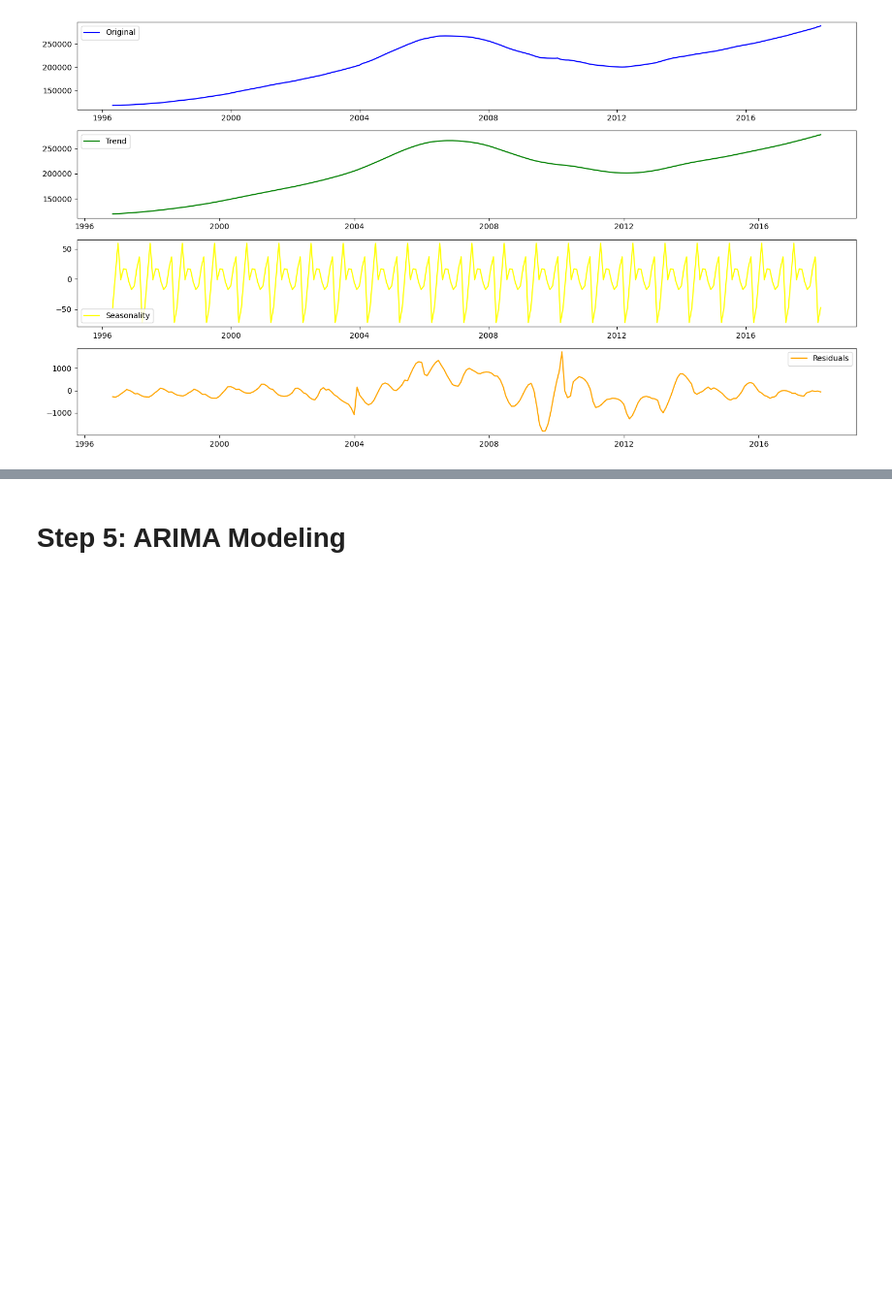
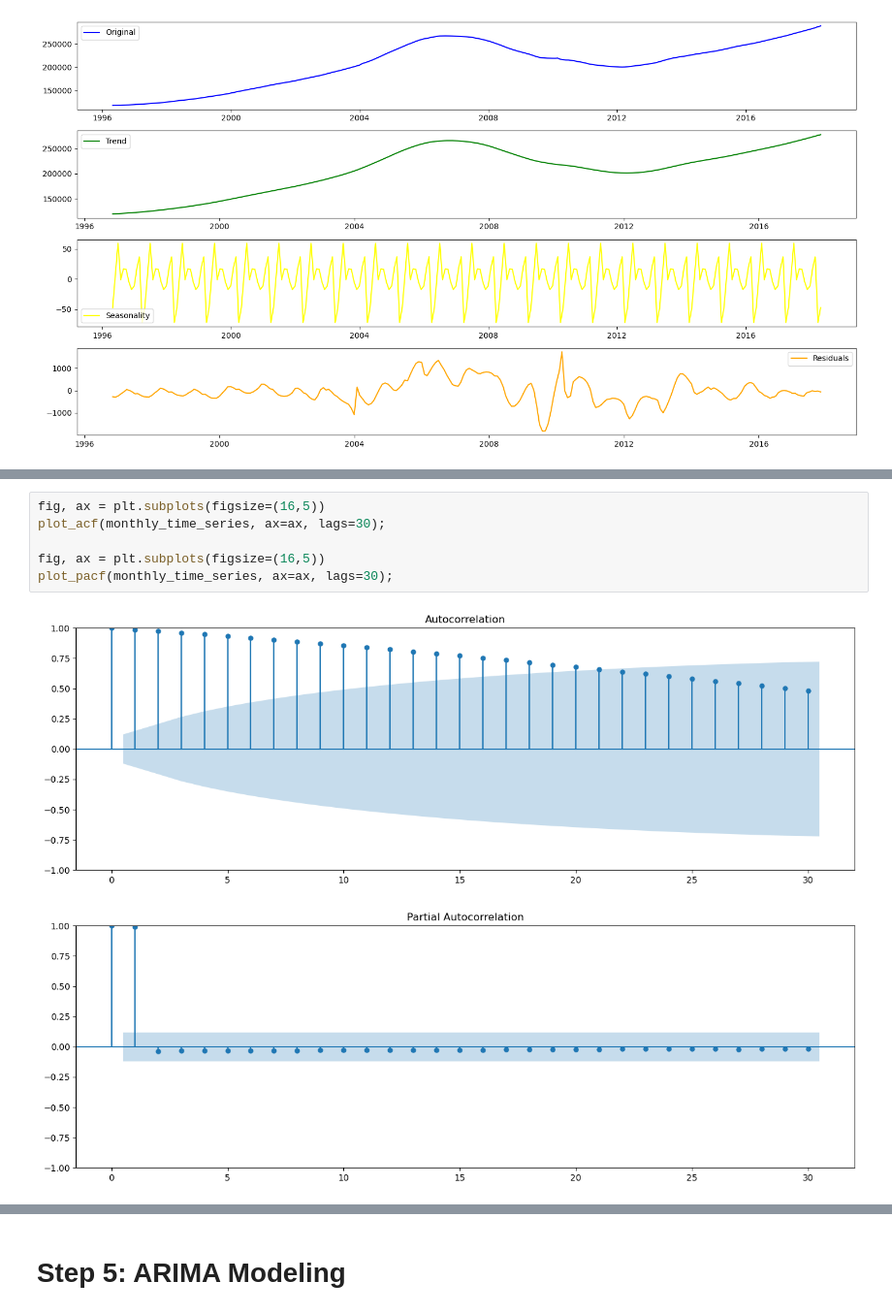
Before and after one commit to Lawez/phase-4-group-project, a Jupyter notebook: starter_notebook.ipynb, the cells around one changed output, grey strips where cells are left out. Shown at 97% size. Drawn from its saved outputs; the diff is of its cells as text; blank space fills up the shorter version.

```diff
--- a/starter_notebook.ipynb
+++ b/starter_notebook.ipynb
@@ -733,0 +742,9 @@ plt.tight_layout()
+# %%
+fig, ax = plt.subplots(figsize=(16,5))
+plot_acf(monthly_time_series, ax=ax, lags=30);
+
+fig, ax = plt.subplots(figsize=(16,5))
+plot_pacf(monthly_time_series, ax=ax, lags=30);
+# %% [output]
+[figure, added]
+[figure, added]
```
Also changed, not shown: parts of 5 cells of this notebook.
